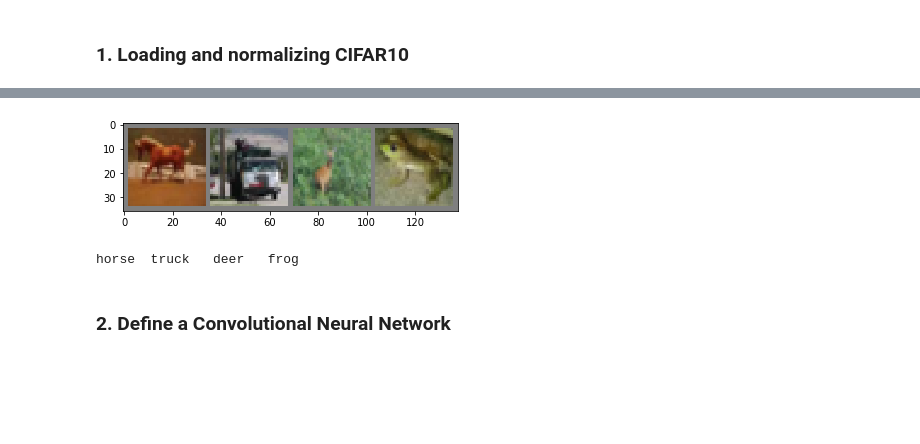
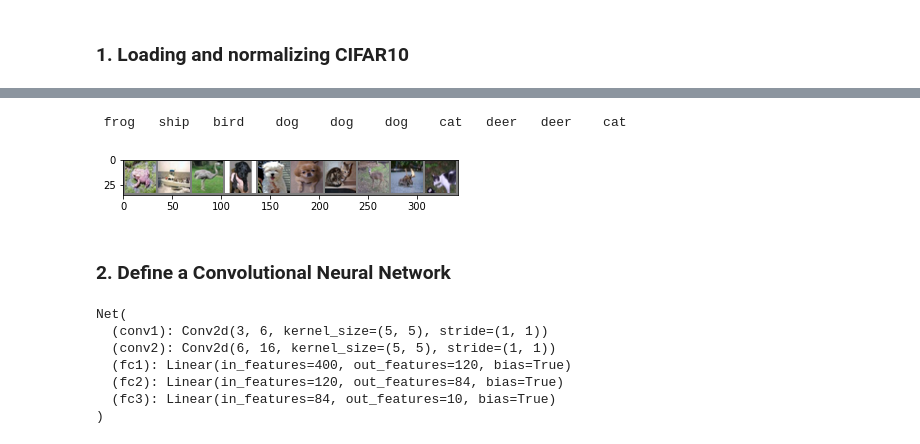
Before and after one commit to Chunngai/notes, a Jupyter notebook: pytorch/Training a Classifier.ipynb, the cells around one changed output, grey strips where cells are left out. Cells and saved outputs as stored; diff of their text form; code cells hidden in the pictures; blank space fills up the shorter version.

```diff
--- a/pytorch/Training a Classifier.ipynb
+++ b/pytorch/Training a Classifier.ipynb
@@ -9,18 +12,23 @@ import torchvision.transforms as transforms
 # %%
 transform = transforms.Compose(
+    # Convert a ``PIL Image`` or ``numpy.ndarray`` to tensor.
     [transforms.ToTensor(),
-     transforms.Normalize((0.5, 0.5, 0.5), (0.5, 0.5, 0.5))])
+     # Given mean: ``(M1,...,Mn)`` and std: ``(S1,..,Sn)``
+     # for ``n`` channels, this transform will normalize each channel
+     # of the input ``torch.*Tensor`` i.e.
+     # ``input[channel] = (input[channel] - mean[channel]) / std[channel]``
+     transforms.Normalize(mean=(0.5, 0.5, 0.5), std=(0.5, 0.5, 0.5))])
 
 # imgs should be unnormalized to be displayed!
 # %%
 trainset = torchvision.datasets.CIFAR10(root="./data", train=True,
                                         download=True, transform=transform)
-trainloader = torch.utils.data.DataLoaderader(trainset, batch_size=4,
+trainloader = torch.utils.data.DataLoader(trainset, batch_size=10,
                                           shuffle=True, num_workers=2)
 
 testset = torchvision.datasets.CIFAR10(root="./data", train=False,
                                       download=True, transform=transform)
-testloader = torch.utils.data.DataLoader(testset, batch_size=4,
+testloader = torch.utils.data.DataLoader(testset, batch_size=10,
                                         shuffle=False, num_workers=2)
 
 classes = ('plane', 'car', 'bird', 'cat',
@@ -33,23 +39,73 @@ Files already downloaded and verified
 # %%
 import matplotlib.pyplot as plt
 import numpy as np
 
 def imshow(img):
     img = img * 0.5 + 0.5  # unnormalize!
+
     npimg = img.numpy()
-    plt.imshow(np.transpose(npimg, (1, 2, 0)))
-    plt.show()
+    npimg = np.transpose(npimg, (1, 2, 0))
+
+    plt.imshow(npimg)
 
 # gets some random training images
 dataiter = iter(trainloader)
+# gets two tensors (imgs, labels)
+# numbers in label are indices in the classes tuple
 images, labels = dataiter.next()
 
 # shows images
-imshow(torchvision.utils.make_grid(images))
+# torchvision.utils.make_grid() makes imgs a long img
+imshow(torchvision.utils.make_grid(images, nrow=10))
 # prints labels
-print(" ".join("%5s " % classes[labels[j]] for j in range(4)))
+print(" ".join("%5s " % classes[labels[j]] for j in range(10)))
 # %% [output]
+ frog   ship   bird    dog    dog    dog    cat   deer   deer    cat
-[figure, old version]
+[figure, new version]
-horse  truck   deer   frog
 # %% [markdown]
 <h3>2. Define a Convolutional Neural Network</h2>
+# %%
+import torch.nn as nn
+import torch.functional as F
+
+class Net(nn.Module):
+    def __init__(self):
+        super(Net, self).__init__()
+
+        self.conv1 = nn.Conv2d(3, 6, 5)
+        self.conv2 = nn.Conv2d(6, 16, 5)
+
+        self.fc1 = nn.Linear(16 * 5 * 5, 120)
+        self.fc2 = nn.Linear(120, 84)
+        self.fc3 = nn.Linear(84, 10)
+
+    def forward(self, x):
+        z1 = self.conv1(x)
+        a1 = F.relu(z1)
+        a1 = F.pool_max2d(a1, 2)
+
+        z2 = self.conv2(a1)
+        a2 = F.relu(z2)
+        a2 = F.pool_max2d(a2, 2)
+        a2 = a2.view(-1, 16 * 5 * 5)
+
+        z3 = self.fc1(a2)
+        a3 = F.relu(z3)
+
+        z4 = self.fc2(a3)
+        a4 = F.relu(z4)
+
+        a5 = self.fc3(a4)
+
+        return a5
+
+net = Net()
+print(net)
+# %% [output]
+Net(
+  (conv1): Conv2d(3, 6, kernel_size=(5, 5), stride=(1, 1))
+  (conv2): Conv2d(6, 16, kernel_size=(5, 5), stride=(1, 1))
+  (fc1): Linear(in_features=400, out_features=120, bias=True)
+  (fc2): Linear(in_features=120, out_features=84, bias=True)
+  (fc3): Linear(in_features=84, out_features=10, bias=True)
+)
```
Also changed, not shown: parts of 2 cells of this notebook.
